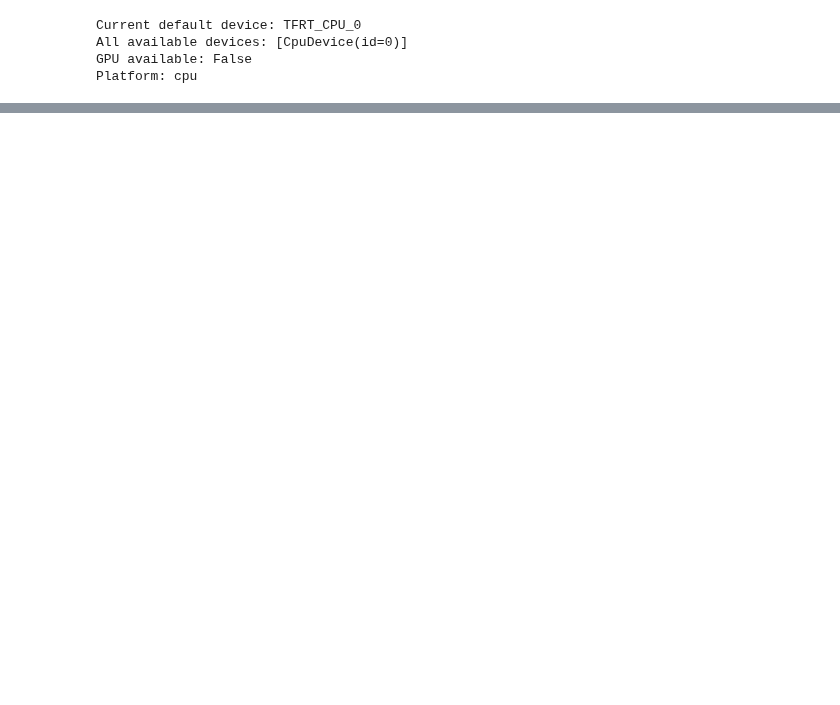
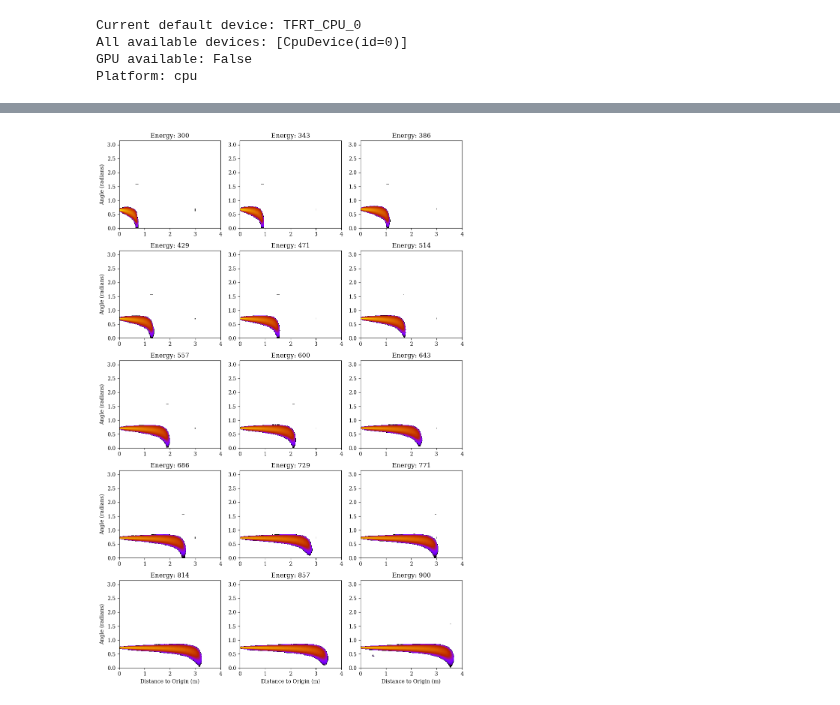
Before and after one commit to CIDeR-ML/LUCiD, a Jupyter notebook: siren/generate_rays_validation.ipynb, the cells around one changed output, grey strips where cells are left out. Cells and saved outputs as stored; diff of their text form; code cells hidden in the pictures; blank space fills up the shorter version.

```diff
--- a/siren/generate_rays_validation.ipynb
+++ b/siren/generate_rays_validation.ipynb
@@ -94,0 +95,53 @@ plt.show()
+# %%
+table = Table('cprof_mu_train_10000ev.h5')
+table_data = create_siren_grid(table)
+siren_model, model_params = load_siren_jax('siren_cprof_mu.pkl')
+origin = jnp.array([0.5, 0.0, -0.5])
+direction = jnp.array([1.0, -1.0, 0.2])
+Nphot = 1_000_000
+key = random.PRNGKey(0)
+
+# Create a 3x5 grid of subplots
+fig, axes = plt.subplots(5, 3, figsize=(10, 15))
+
+# Calculate energies from 300 to 900 with 15 steps
+energies = np.linspace(300, 900, 15)
+
+# Flatten the axes array to make it easier to iterate over
+axes_flat = axes.flatten()
+
+for i, energy in enumerate(energies):
+    ray_vectors, ray_origins, photon_weights = new_differentiable_get_rays(
+        origin, direction, energy, Nphot, table_data, model_params, key
+    )
+
+    ranges = jnp.linalg.norm(ray_origins-origin, axis=1)
+    angles = calculate_opening_angles(ray_vectors, direction)
+
+    h = axes_flat[i].hist2d(
+        ranges,
+        angles,
+        weights=photon_weights.squeeze(),
+        bins=[200, 200],
+        cmap='gnuplot',
+        norm=LogNorm(vmin=0.5),
+        range=[[0,4], [0,3.14]]
+    )
+
+    # Add energy value to the title of each subplot
+    axes_flat[i].set_title(f'Energy: {energy:.0f}')
+
+    # Only add y-label for leftmost plots
+    if i % 3 == 0:
+        axes_flat[i].set_ylabel('Angle (radians)')
+
+    # Only add x-label for bottom plots
+    if i >= 12:
+        axes_flat[i].set_xlabel('Distance to Origin (m)')
+
+fig.patch.set_facecolor('white')
+fig.tight_layout()
+fig.savefig('phot_gen_vs_E.png', dpi=300)
+plt.show()
+# %% [output]
+[figure, added]
```
Also changed, not shown: parts of 1 cell of this notebook, 3 other files.
